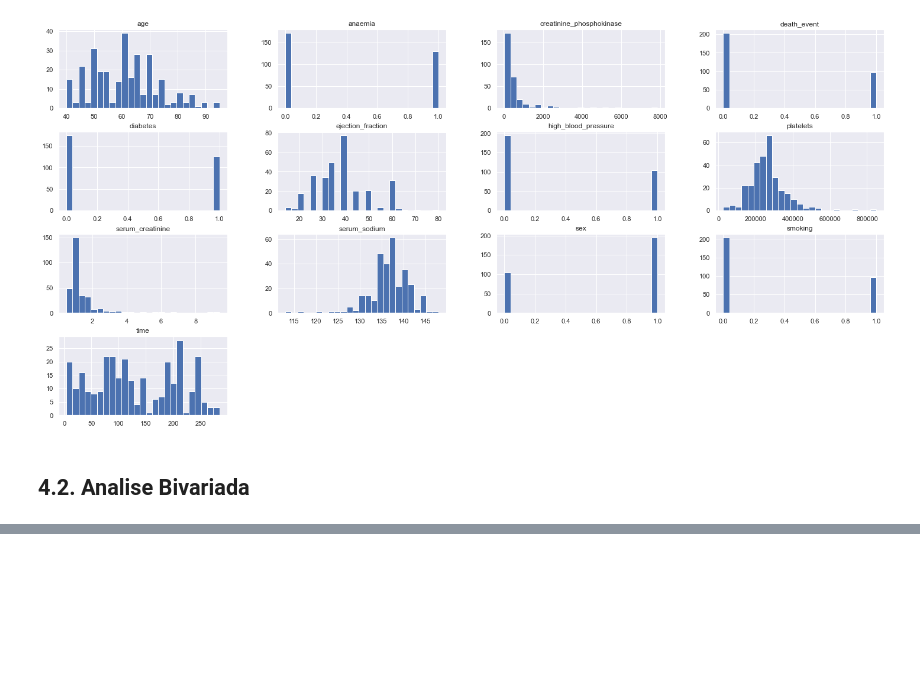
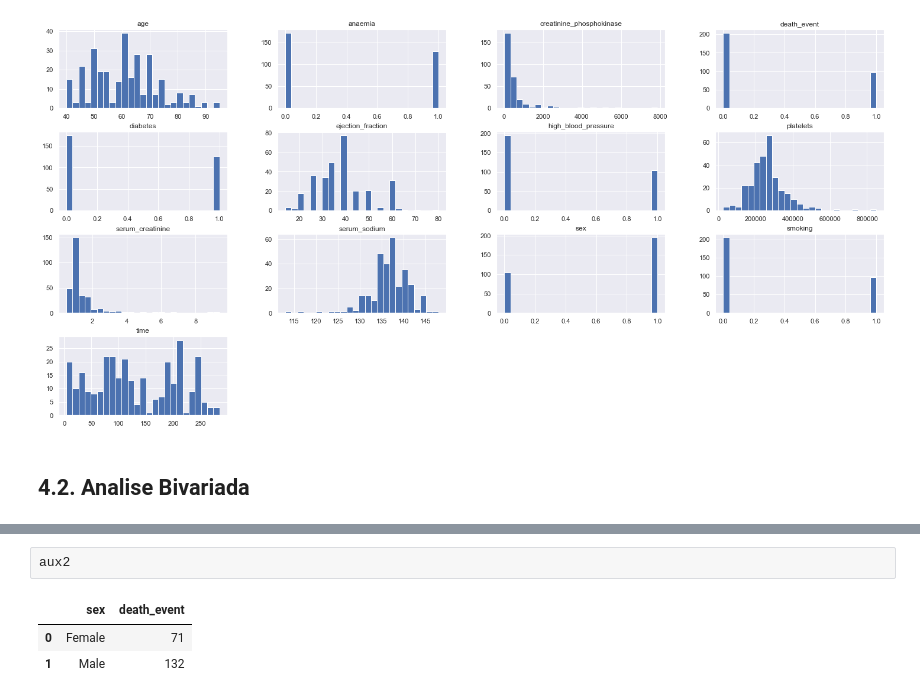
Before and after one commit to alexandrecalmon/cardiac_insufficiency, a Jupyter notebook: m04_v01_cardiac_insufficiency_prediction.ipynb, the cells around one changed output, grey strips where cells are left out. Saved outputs shown, nothing was run; the diff lists cells and outputs as text; blank space fills up the shorter version.

```diff
--- a/m04_v01_cardiac_insufficiency_prediction.ipynb
+++ b/m04_v01_cardiac_insufficiency_prediction.ipynb
@@ -303,3 +399,9 @@ print(len(aux4))
+# %%
+aux2
+# %% [output]
+|  | sex | death_event |
+| 0 | Female | 71 |
+| 1 | Male | 132 |
 # %%
 aux4
 # %% [output]
```
Also changed, not shown: parts of 21 cells of this notebook.
